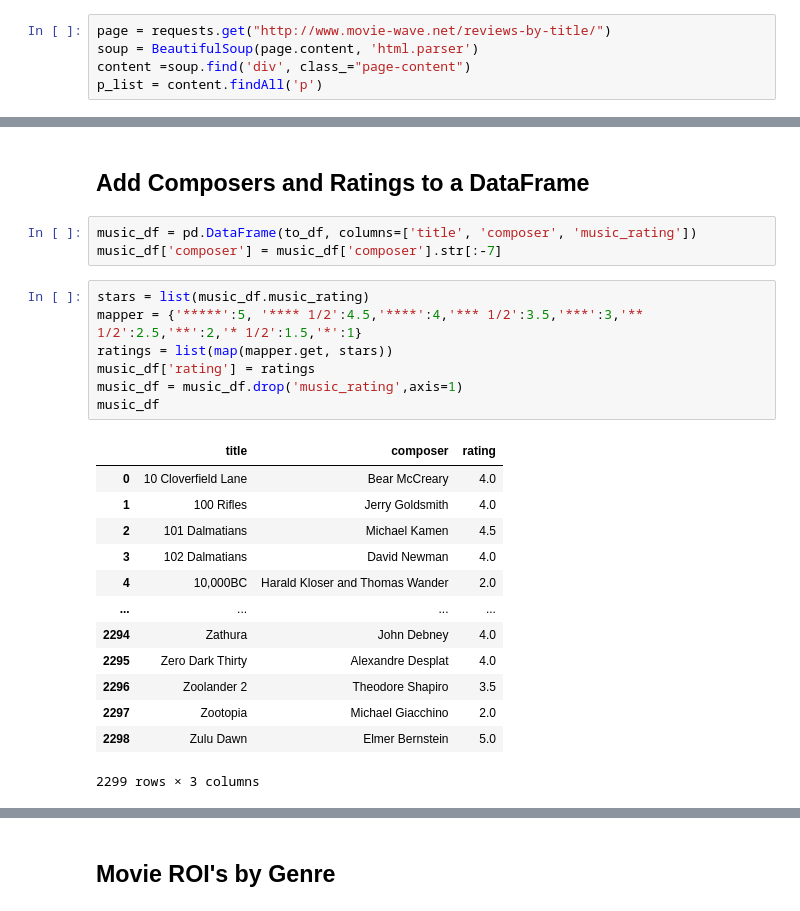
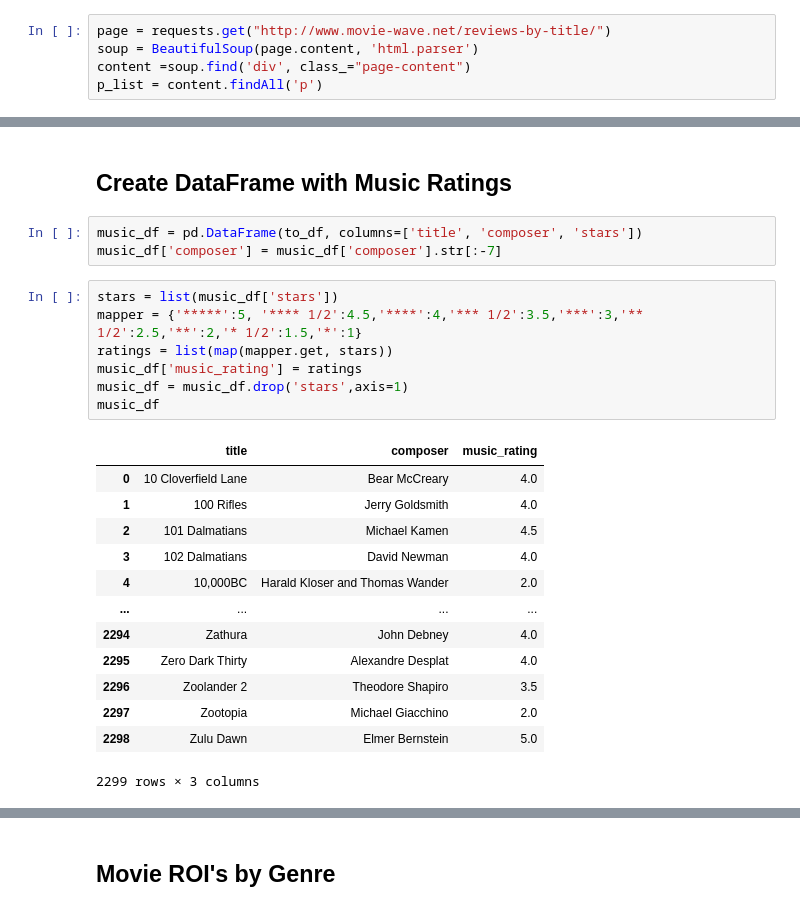
Before and after one commit to khyateed/Movie-Data-Analysis, a Jupyter notebook: student.ipynb, the cells around one changed output, grey strips where cells are left out. Saved outputs shown, nothing was run; the diff lists cells and outputs as text.

Commit message:
merge final music data table

```diff
--- a/student.ipynb
+++ b/student.ipynb
@@ -451,17 +430,17 @@ to_df
-# %% [markdown]
-## Add Composers and Ratings to a DataFrame
+# %% [markdown]
+## Create DataFrame with Music Ratings
 # %%
-music_df = pd.DataFrame(to_df, columns=['title', 'composer', 'music_rating'])
+music_df = pd.DataFrame(to_df, columns=['title', 'composer', 'stars'])
 music_df['composer'] = music_df['composer'].str[:-7]
 # %%
-stars = list(music_df.music_rating)
+stars = list(music_df['stars'])
 mapper = {'*****':5, '**** 1/2':4.5,'****':4,'*** 1/2':3.5,'***':3,'** 1/2':2.5,'**':2,'* 1/2':1.5,'*':1}
 ratings = list(map(mapper.get, stars))
-music_df['rating'] = ratings
-music_df = music_df.drop('music_rating',axis=1)
+music_df['music_rating'] = ratings
+music_df = music_df.drop('stars',axis=1)
 music_df
 # %% [output]
-|  | title | composer | rating |
+|  | title | composer | music_rating |
 | 0 | 10 Cloverfield Lane | Bear McCreary | 4.0 |
 | 1 | 100 Rifles | Jerry Goldsmith | 4.0 |
 | 2 | 101 Dalmatians | Michael Kamen | 4.5 |
```
Also changed, not shown: parts of 13 cells of this notebook.
